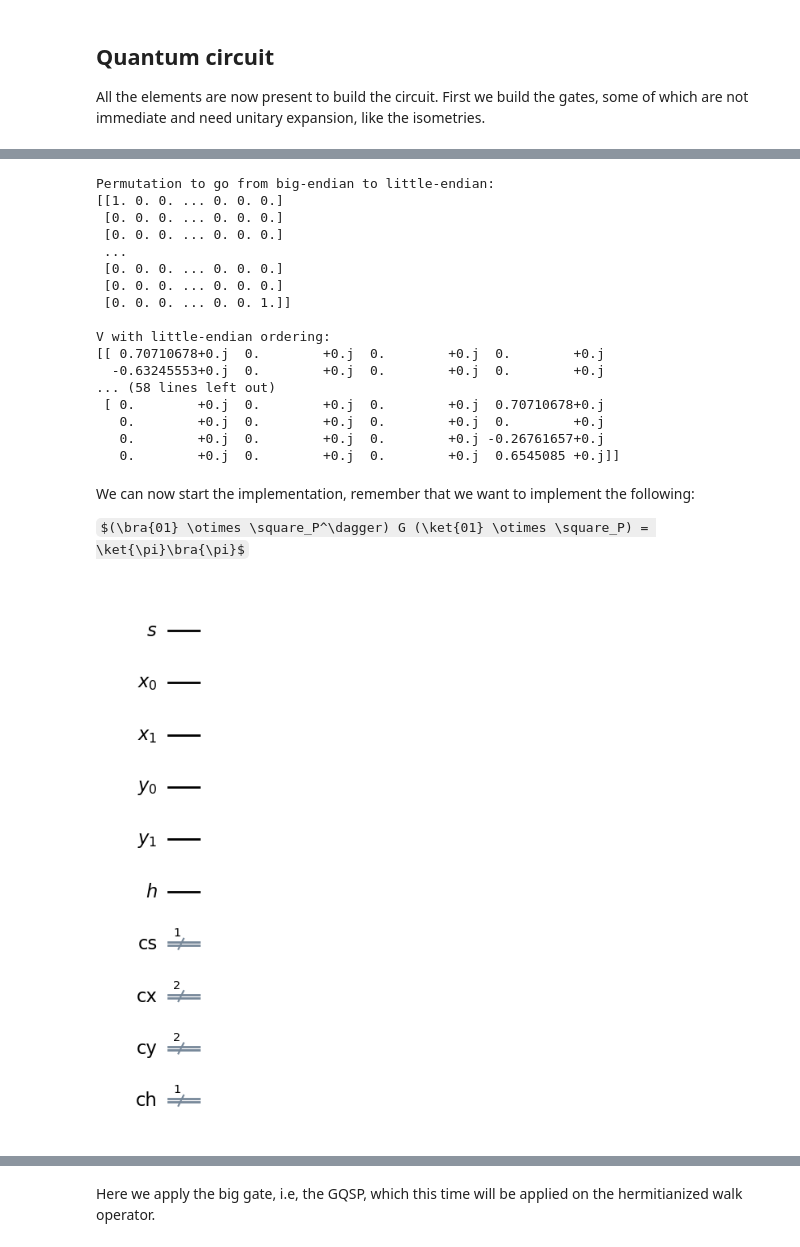
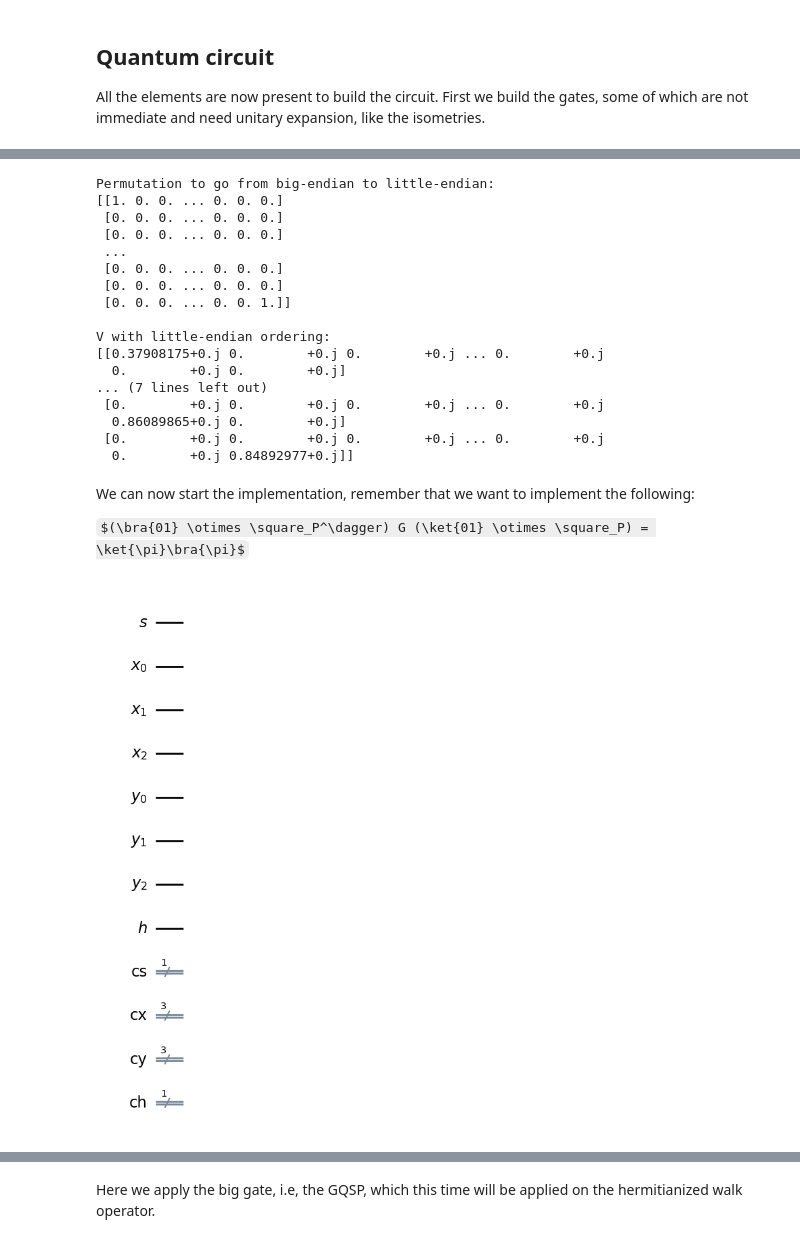
Before and after one commit to frafino/Quantum-Speedup-for-Nonreversible-Markov-Chains, a Jupyter notebook: non_reversible_toy_chain.ipynb, the cells around one changed output, grey strips where cells are left out. Drawn from its saved outputs; the diff is of its cells as text; code cells hidden in the pictures; some formulas as TeX source.

Commit message:
Making the notebook and automatic generator of quantum circuit given the non reversible kernel as input

```diff
--- a/non_reversible_toy_chain.ipynb
+++ b/non_reversible_toy_chain.ipynb
@@ -22,7 +18,7 @@ from qiskit import transpile
 from qiskit.visualization import plot_histogram
 from qiskit.providers.fake_provider import GenericBackendV2
 
-dim = 4
+dim = 8
 
 # Basis
 
@@ -31,8 +27,20 @@ basis = np.asarray([row.reshape(-1,1) for row in eye])
 
 # Markov kernel P
 
-P = np.array([[0.5, 0.4, 0, 0.1], [0.2, 0.3, 0.5, 0],
-[0, 0.1, 0.6, 0.3], [0.2, 0, 0.3, 0.5]])
+P = np.array([
+    [0.14370297, 0.08148801, 0.15941870, 0.12948262, 0.01748622, 0.18114702, 0.14132332, 0.14595115],
+    [0.03192193, 0.11222216, 0.09239133, 0.23092100, 0.16043115, 0.20500659, 0.11048502, 0.05662082],
+    [0.10972902, 0.01262675, 0.16375342, 0.12497984, 0.14999370, 0.07014579, 0.19206034, 0.17671113],
+    [0.19299607, 0.04825964, 0.11572100, 0.01086091, 0.03825526, 0.16935837, 0.18465983, 0.23988892],
+    [0.11401816, 0.12963734, 0.16431468, 0.06630293, 0.04546427, 0.16646648, 0.07940384, 0.23439231],
+    [0.09513038, 0.18120244, 0.15238749, 0.06797536, 0.18111139, 0.17512799, 0.08432072, 0.06274423],
+    [0.17203508, 0.03522709, 0.05039040, 0.00185579, 0.19835822, 0.16758743, 0.17774942, 0.19679657],
+    [0.12232149, 0.15159486, 0.03726213, 0.03052737, 0.17815916, 0.12556812, 0.15066060, 0.20390627],
+])
+
+assert P.shape == (dim, dim), "P has wrong shape."
+assert np.all(P >= 0), "P has negative entries."
+assert np.allclose(P.sum(axis=1), np.ones(dim)), "Rows of P do not sum to 1."
 
 eigvals, eigvecs = np.linalg.eig(P.T)
 
@@ -43,7 +51,11 @@ index = np.where(np.isclose(eigvals, 1))[0][0]
 # Retreiving the stationary distribution and normalizing it
 
 pi = np.real(eigvecs[:, index])
-pi = pi / sum(pi)
+
+if np.sum(pi) < 0:
+    pi = -pi
+
+pi = pi / np.sum(pi)
 
 # defining pi state
 
@@ -73,7 +85,7 @@ print("The chain is not reversible")
 
 # Computing the time reversal chain
 
-P_rev = np.zeros((4, 4))
+P_rev = np.zeros((dim, dim))
 
 for i in range(P.shape[0]):
     for j in range(P.shape[0]):
@@ -386,7 +410,7 @@ Unitary extension of square:
 V correctly extends square.
 # %%
 # Ordering for qiskit
-def math_to_qiskit_permutation_xy(dim=4):
+def math_to_qiskit_permutation_xy(dim):
     """
     Math order:    |x>|y>, index dim*x + y
     Qiskit order:  [qx0, qx1, qy0, qy1], index x + dim*y
@@ -403,7 +427,7 @@ def math_to_qiskit_permutation_xy(dim=4):
     return Perm
 
 
-def math_to_qiskit_permutation_hxy(dim=4):
+def math_to_qiskit_permutation_hxy(dim):
     """
     Math order:    |h>|x>|y>, index h*dim*dim + dim*x + y
     Qiskit order:  [qx0, qx1, qy0, qy1, qh], index x + dim*y + dim*dim*h
@@ -420,11 +444,11 @@ def math_to_qiskit_permutation_hxy(dim=4):
 
     return Perm
 
-perm_xy = math_to_qiskit_permutation_xy()
-print(f"Permutation to go from big-endian to little-endian:\n{perm.real}")
+perm_xy = math_to_qiskit_permutation_xy(dim)
+print(f"Permutation to go from big-endian to little-endian:\n{perm_xy.real}")
 V_qiskit = perm_xy @ V @ perm_xy.conj().T
 
-assert np.allclose(V_qiskit.conj().T @ V_qiskit, np.eye(16)), "V is not unitary."
+assert np.allclose(V_qiskit.conj().T @ V_qiskit, np.eye(dim*dim)), "V is not unitary."
 print(f"\nV with little-endian ordering:\n{V_qiskit}")
 # %% [output]
 Permutation to go from big-endian to little-endian:
@@ -437,37 +461,41 @@ Permutation to go from big-endian to little-endian:
  [0. 0. 0. ... 0. 0. 1.]]
 
 V with little-endian ordering:
-[[ 0.70710678+0.j  0.        +0.j  0.        +0.j  0.        +0.j
-  -0.63245553+0.j  0.        +0.j  0.        +0.j  0.        +0.j
-... (58 lines left out)
- [ 0.        +0.j  0.        +0.j  0.        +0.j  0.70710678+0.j
-   0.        +0.j  0.        +0.j  0.        +0.j  0.        +0.j
-   0.        +0.j  0.        +0.j  0.        +0.j -0.26761657+0.j
-   0.        +0.j  0.        +0.j  0.        +0.j  0.6545085 +0.j]]
+[[0.37908175+0.j 0.        +0.j 0.        +0.j ... 0.        +0.j
+  0.        +0.j 0.        +0.j]
+... (7 lines left out)
+ [0.        +0.j 0.        +0.j 0.        +0.j ... 0.        +0.j
+  0.86089865+0.j 0.        +0.j]
+ [0.        +0.j 0.        +0.j 0.        +0.j ... 0.        +0.j
+  0.        +0.j 0.84892977+0.j]]
 # %% [markdown]
 We can now start the implementation, remember that we want to implement the following:
 
 $(\bra{01} \otimes \square_P^\dagger) G (\ket{01} \otimes \square_P) = \ket{\pi}\bra{\pi}$
 # %%
-# Quantum registers
+# Quantum registers, fully automated
+
+num_qubits = int(np.log2(dim))
+
+assert 2**num_qubits == dim, "dimension of the kernel matrix must be a power of 2"
 
 qs = QuantumRegister(1, "s") # Ancillary qubit for GQSP
-qx = QuantumRegister(2, "x") # Register for the markov chain state
-qy = QuantumRegister(2, "y") # Register for the markov chain target state
+qx = QuantumRegister(num_qubits, "x") # Register for the markov chain state
+qy = QuantumRegister(num_qubits, "y") # Register for the markov chain target state
 qh = QuantumRegister(1, "h") # New hermitianization qubit
 
 # Classical registers
 
 cs = ClassicalRegister(1, "cs")
-cx = ClassicalRegister(2, "cx")
-cy = ClassicalRegister(2, "cy")
+cx = ClassicalRegister(num_qubits, "cx")
+cy = ClassicalRegister(num_qubits, "cy")
 ch = ClassicalRegister(1, "ch")
 
 qc = QuantumCircuit(qs, qx, qy, qh, cs, cx, cy, ch)
 
 qc.draw("mpl")
 # %% [output]
-[figure, old version]
+[figure, new version]
 # %%
 # Initialization
 
```
Also changed, not shown: parts of 19 cells of this notebook.
